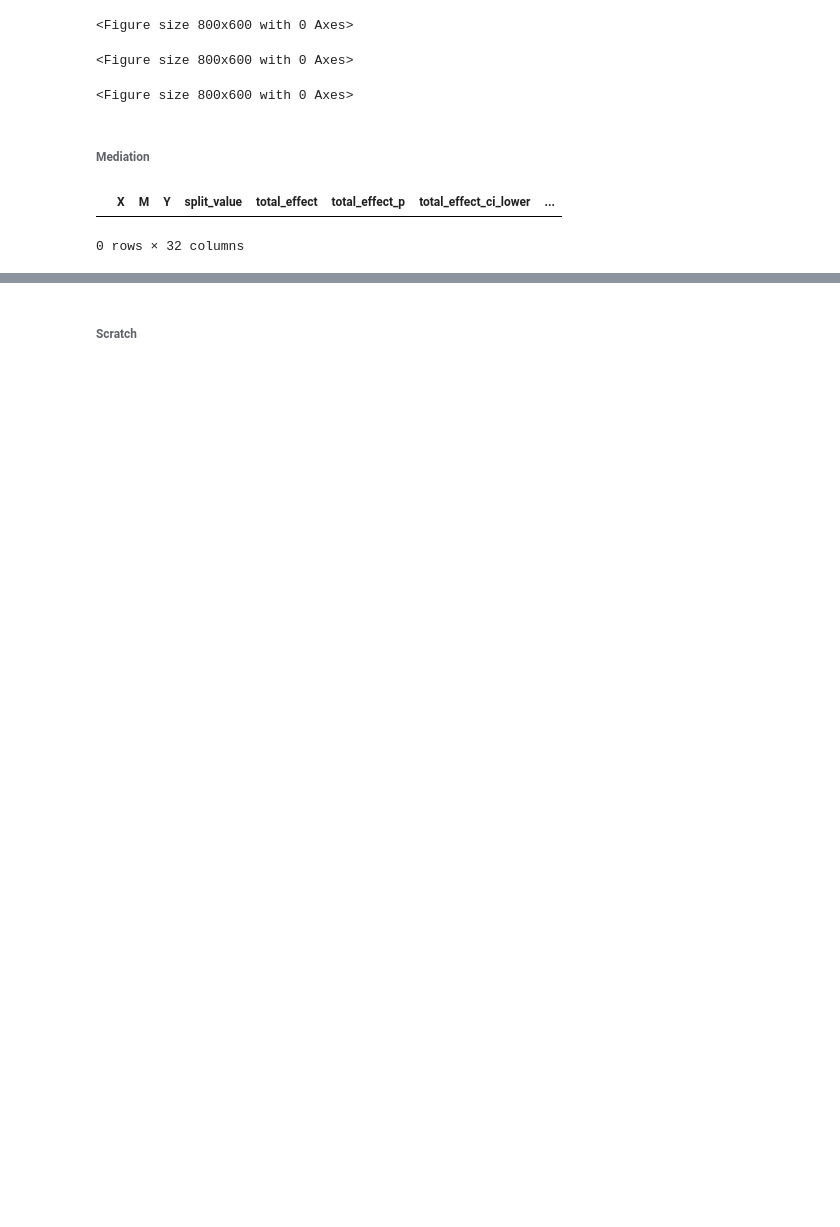
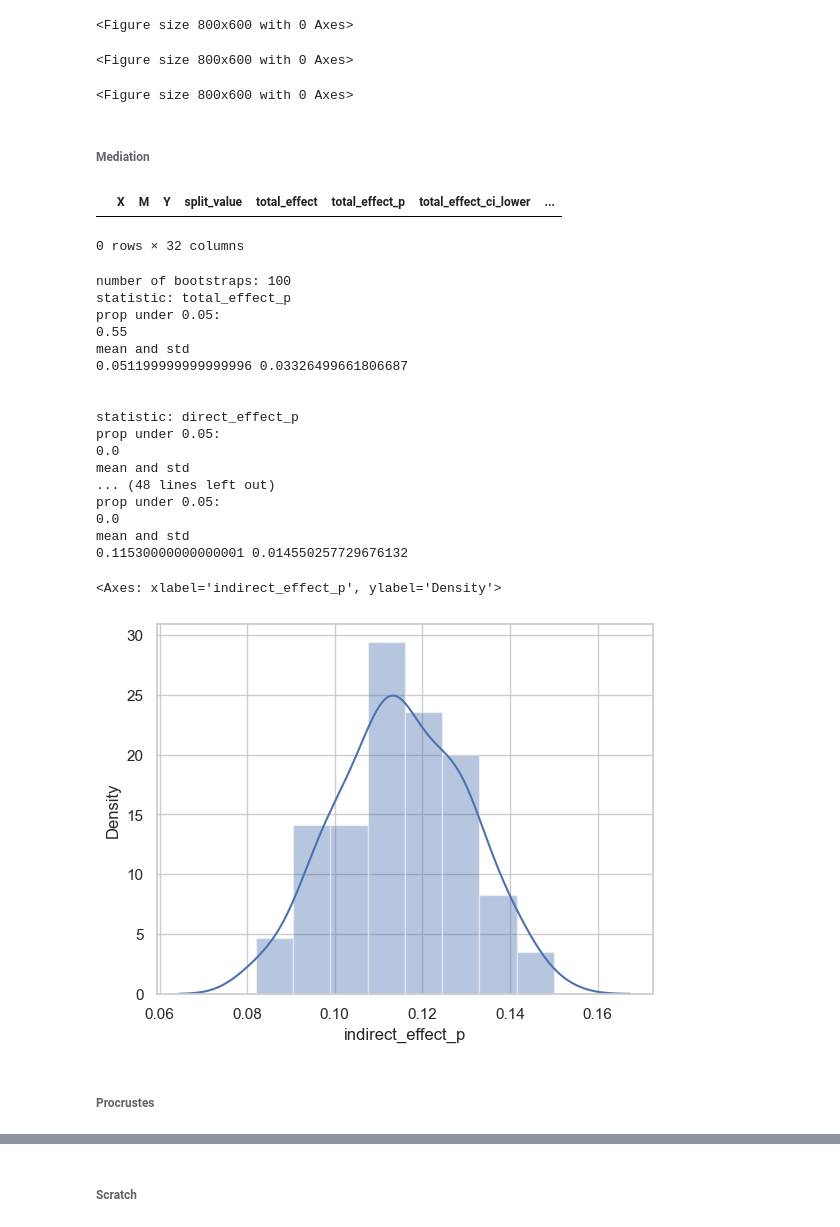
Before and after one commit to kbpi314/oa, a Jupyter notebook: code/oa_v4.ipynb, the cells around one changed output, grey strips where cells are left out. Cells and saved outputs as stored; diff of their text form; code cells hidden in the pictures; blank space fills up the shorter version.

```diff
--- a/code/oa_v4.ipynb
+++ b/code/oa_v4.ipynb
@@ -1141,9 +1128,0 @@ print(m2)
-# %%
-# mediation stability
-df = pd.read_csv(path + 'outputs/jobs20/df100.csv')
-for y in ['total_effect_p','direct_effect_p','indirect_effect_p']:
-    x = df[y]
-    print(y)
-    print(np.mean(x), np.std(x))
-
-x.value_counts()
@@ -1556,3 +1516,40 @@ df.head()
 # %% [output]
 |  | X | M | Y | split_value | total_effect | total_effect_p | total_effect_ci_lower | ... |
 0 rows × 32 columns
+# %%
+# mediation stability
+for p in ['100','200','1000']:
+    print('number of bootstraps: ' + p)
+    df = pd.read_csv(path + 'outputs/jobs20/df' + p + '.csv')
+    for y in ['total_effect_p','direct_effect_p','indirect_effect_p']:
+        x = df[y]
+        print('statistic: ' + y)
+        print('prop under 0.05: ')
+        print(len(x[x<0.05])/len(x))
+        print('mean and std')
+        print(np.mean(x), np.std(x))
+        print('\n')
+
+sns.distplot(x)
+# %% [output]
+number of bootstraps: 100
+statistic: total_effect_p
+prop under 0.05:
+0.55
+mean and std
+0.051199999999999996 0.03326499661806687
+
+
+statistic: direct_effect_p
+prop under 0.05:
+0.0
+mean and std
+... (48 lines left out)
+prop under 0.05:
+0.0
+mean and std
+0.11530000000000001 0.014550257729676132
+<Axes: xlabel='indirect_effect_p', ylabel='Density'>
+[figure, added]
+# %% [markdown]
+###### Procrustes ######
```
Also changed, not shown: parts of 17 cells of this notebook.
